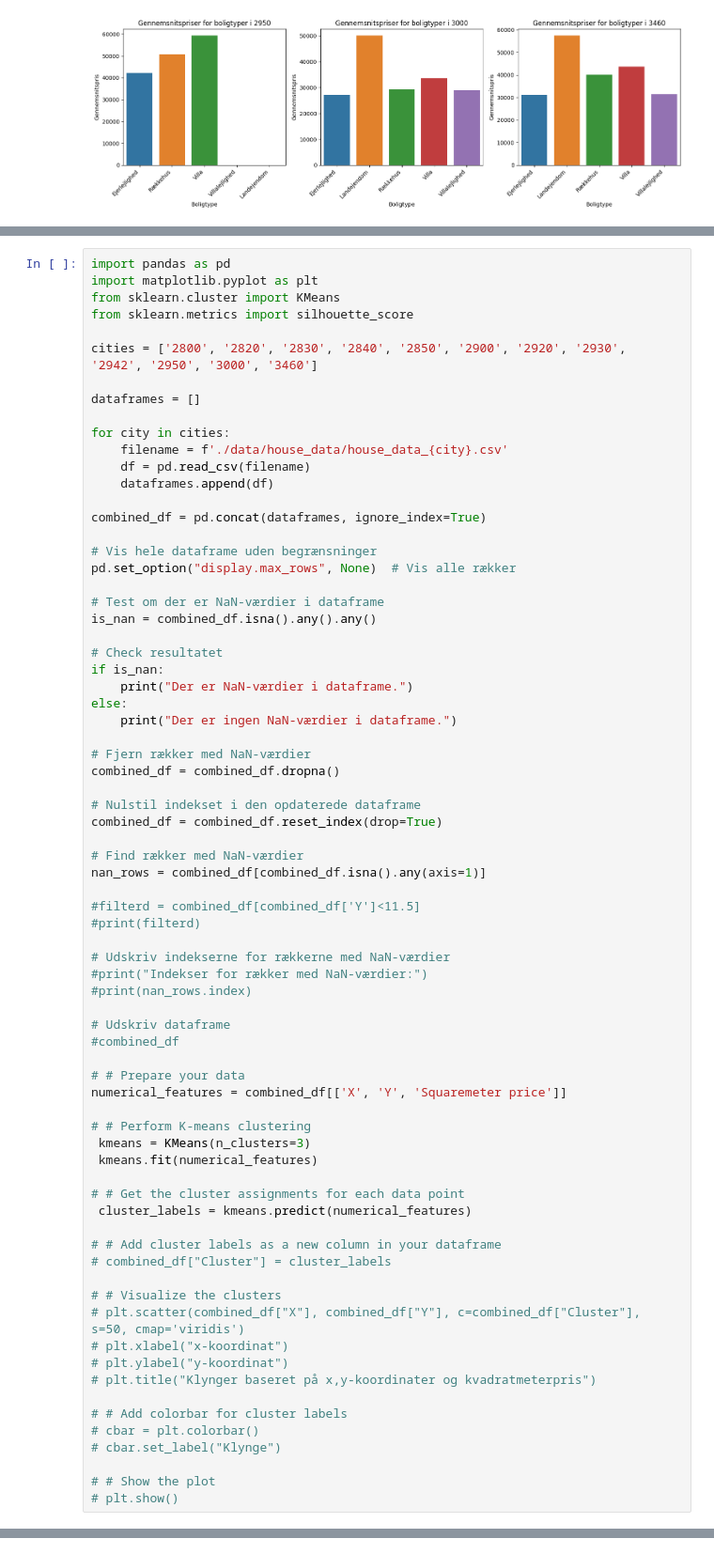
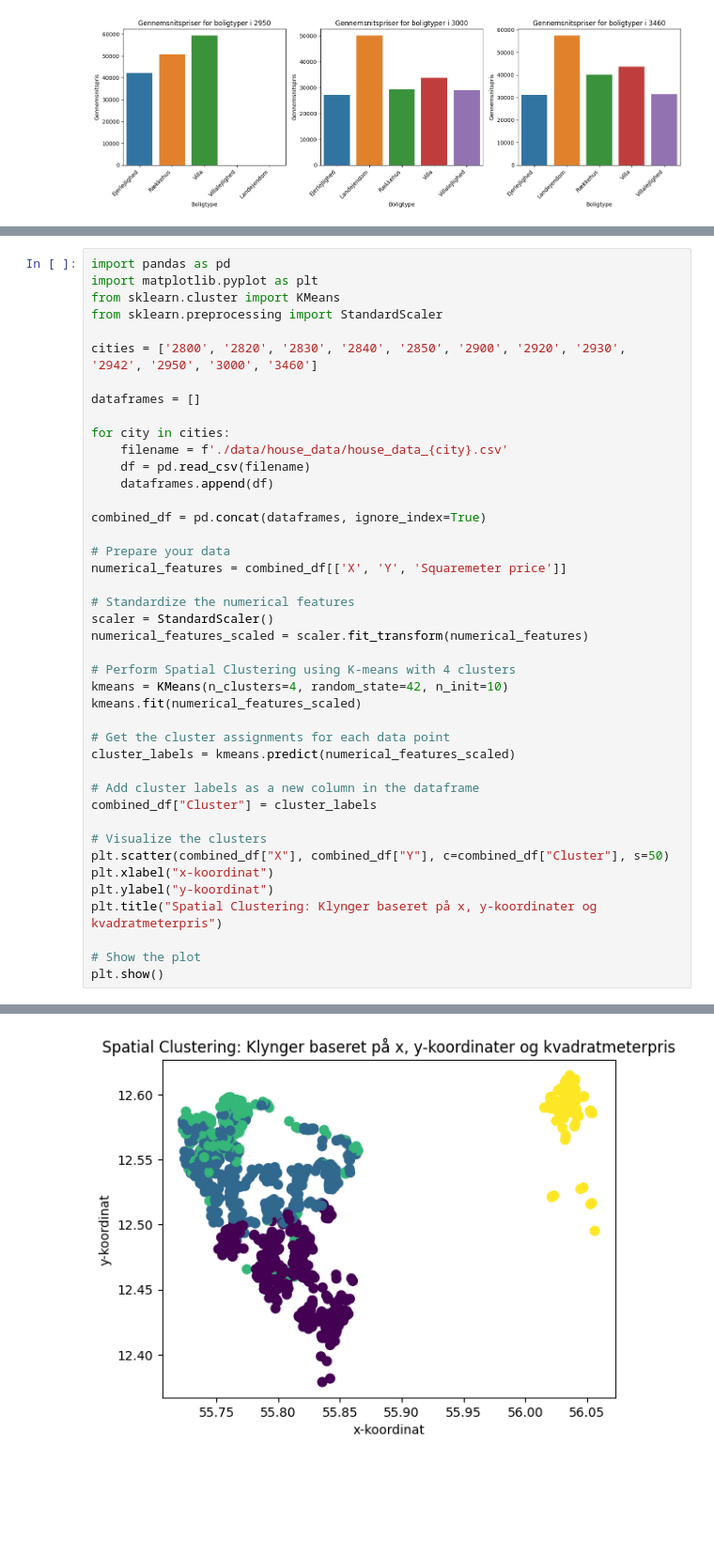
Before and after one commit to OwaisAD/PyHousr, a Jupyter notebook: plot.ipynb, the cells around one changed output, grey strips where cells are left out. Shown: that part at 94% size. Cells and saved outputs as stored; diff of their text form; blank space fills up the shorter version.

```diff
--- a/plot.ipynb
+++ b/plot.ipynb
@@ -149,7 +223,7 @@ for i, (df, city) in enumerate(zip(dataframes, cities)):
 import pandas as pd
 import matplotlib.pyplot as plt
 from sklearn.cluster import KMeans
-from sklearn.metrics import silhouette_score
+from sklearn.preprocessing import StandardScaler
 
 cities = ['2800', '2820', '2830', '2840', '2850', '2900', '2920', '2930', '2942', '2950', '3000', '3460']
 
@@ -162,60 +236,29 @@ for city in cities:
 
 combined_df = pd.concat(dataframes, ignore_index=True)
 
-# Vis hele dataframe uden begrænsninger
-pd.set_option("display.max_rows", None)  # Vis alle rækker
-
-# Test om der er NaN-værdier i dataframe
-is_nan = combined_df.isna().any().any()
-
-# Check resultatet
-if is_nan:
-    print("Der er NaN-værdier i dataframe.")
-else:
-    print("Der er ingen NaN-værdier i dataframe.")
-
-# Fjern rækker med NaN-værdier
-combined_df = combined_df.dropna()
-
-# Nulstil indekset i den opdaterede dataframe
-combined_df = combined_df.reset_index(drop=True)
-
-# Find rækker med NaN-værdier
-nan_rows = combined_df[combined_df.isna().any(axis=1)]
-
-#filterd = combined_df[combined_df['Y']<11.5]
-#print(filterd)
-
-# Udskriv indekserne for rækkerne med NaN-værdier
-#print("Indekser for rækker med NaN-værdier:")
-#print(nan_rows.index)
-
-# Udskriv dataframe
-#combined_df
-
-# # Prepare your data
+# Prepare your data
 numerical_features = combined_df[['X', 'Y', 'Squaremeter price']]
 
-# # Perform K-means clustering
- kmeans = KMeans(n_clusters=3)
- kmeans.fit(numerical_features)
+# Standardize the numerical features
+scaler = StandardScaler()
+numerical_features_scaled = scaler.fit_transform(numerical_features)
 
-# # Get the cluster assignments for each data point
- cluster_labels = kmeans.predict(numerical_features)
+# Perform Spatial Clustering using K-means with 4 clusters
+kmeans = KMeans(n_clusters=4, random_state=42, n_init=10)
+kmeans.fit(numerical_features_scaled)
 
-# # Add cluster labels as a new column in your dataframe
-# combined_df["Cluster"] = cluster_labels
+# Get the cluster assignments for each data point
+cluster_labels = kmeans.predict(numerical_features_scaled)
 
-# # Visualize the clusters
-# plt.scatter(combined_df["X"], combined_df["Y"], c=combined_df["Cluster"], s=50, cmap='viridis')
-# plt.xlabel("x-koordinat")
-# plt.ylabel("y-koordinat")
-# plt.title("Klynger baseret på x,y-koordinater og kvadratmeterpris")
+# Add cluster labels as a new column in the dataframe
+combined_df["Cluster"] = cluster_labels
 
-# # Add colorbar for cluster labels
-# cbar = plt.colorbar()
-# cbar.set_label("Klynge")
+# Visualize the clusters
+plt.scatter(combined_df["X"], combined_df["Y"], c=combined_df["Cluster"], s=50)
+plt.xlabel("x-koordinat")
+plt.ylabel("y-koordinat")
+plt.title("Spatial Clustering: Klynger baseret på x, y-koordinater og kvadratmeterpris")
 
-# # Show the plot
-# plt.show()
+# Show the plot
+plt.show()
 # %% [output]
@@ -227,0 +265 @@ Index([], dtype='int64')
+[figure, added]
```
Also changed, not shown: parts of 14 cells of this notebook, 2 other files.
